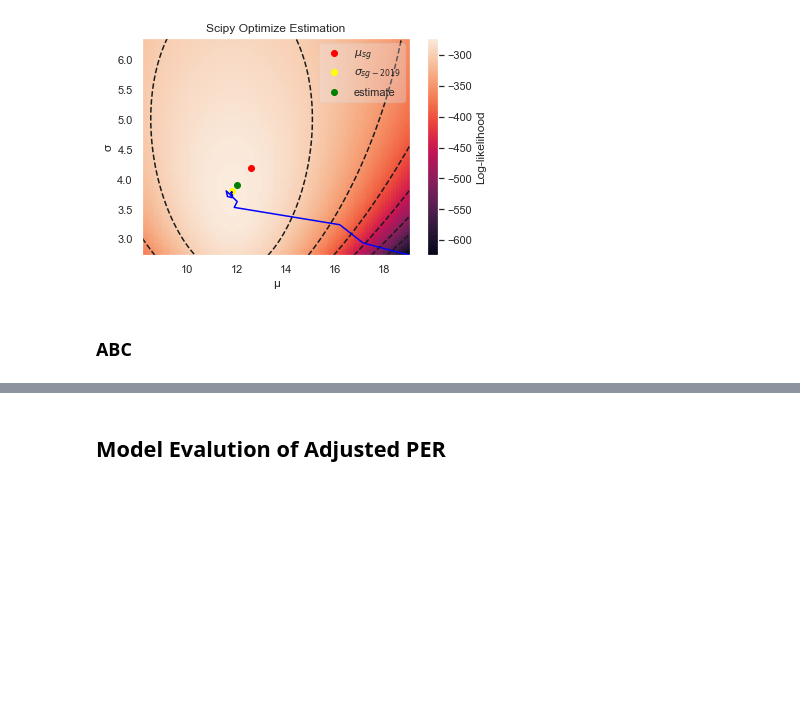
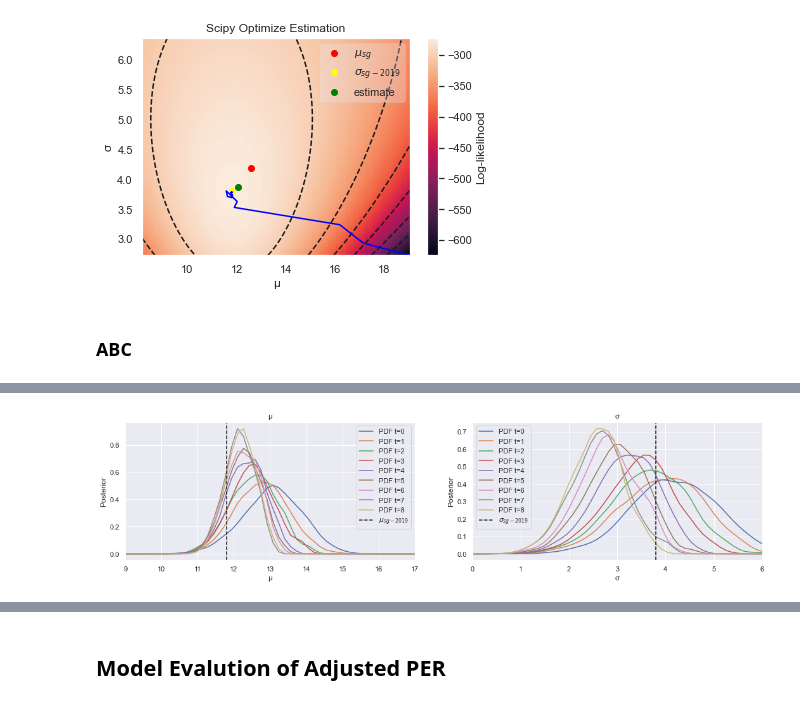
Before and after one commit to guygozlan/SciComPy_NBA, a Jupyter notebook: NBA_ver3.ipynb, the cells around one changed output, grey strips where cells are left out. Drawn from its saved outputs; the diff is of its cells as text; code cells hidden in the pictures; blank space fills up the shorter version.

```diff
--- a/NBA_ver3.ipynb
+++ b/NBA_ver3.ipynb
@@ -1049,0 +1092,21 @@ INFO:History:Done <ABCSMC(id=1, start_time=2020-08-29 12:05:44.305791, end_time=
+# %%
+def plot_history(history):
+    fig, axes = plt.subplots(1,2,  figsize=(18, 4))
+    for t in range(history.max_t + 1):
+        df, w = history.get_distribution(m=0, t=t)
+        pyabc.visualization.plot_kde_1d(df, w, xmin=9, xmax=17,
+                                       x='μ', ax=axes[0],
+                                       label="PDF t={}".format(t))
+        pyabc.visualization.plot_kde_1d(df, w, xmin=0, xmax=6,
+                                       x='σ', ax=axes[1],
+                                       label="PDF t={}".format(t))
+    axes[0].axvline(μ_year_pos, color='k', linestyle='dashed', label='$μ_{'+pos.lower()+'-'+str(year)+'}$')
+    axes[1].axvline(σ_year_pos, color='k', linestyle='dashed', label='$σ_{'+pos.lower()+'-'+str(year)+'}$')
+    axes[0].legend()
+    axes[1].legend()
+    axes[0].set_title('μ')
+    axes[1].set_title('σ')
+# %%
+plot_history(history)
+# %% [output]
+[figure, added]
```
Also changed, not shown: parts of 25 cells of this notebook.
